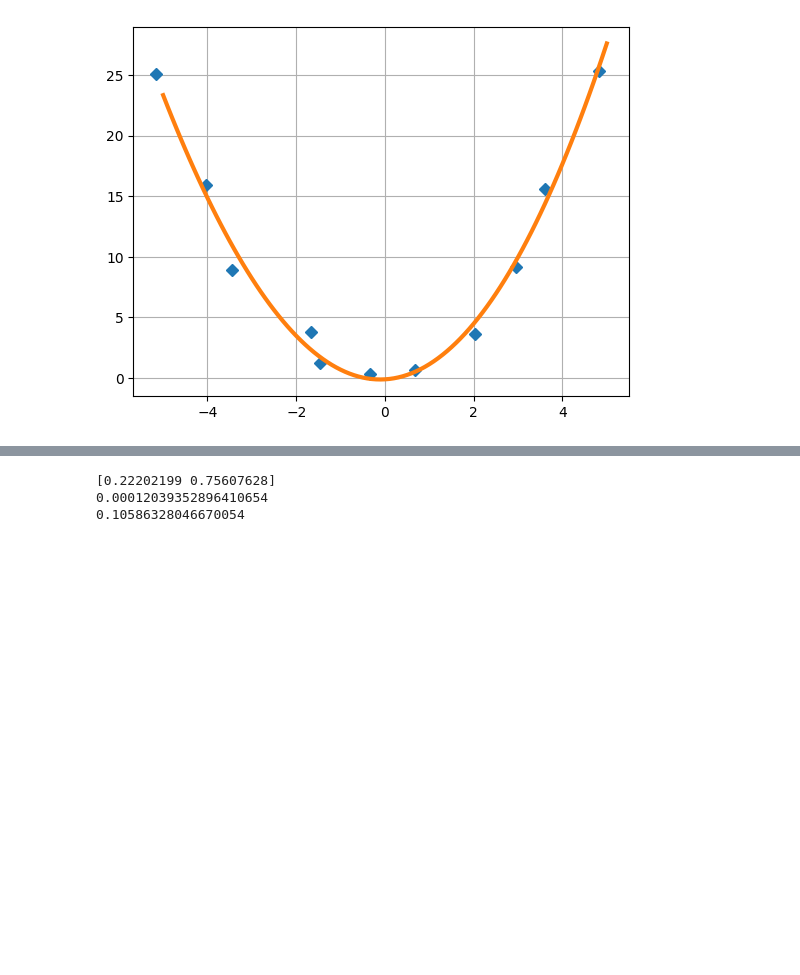
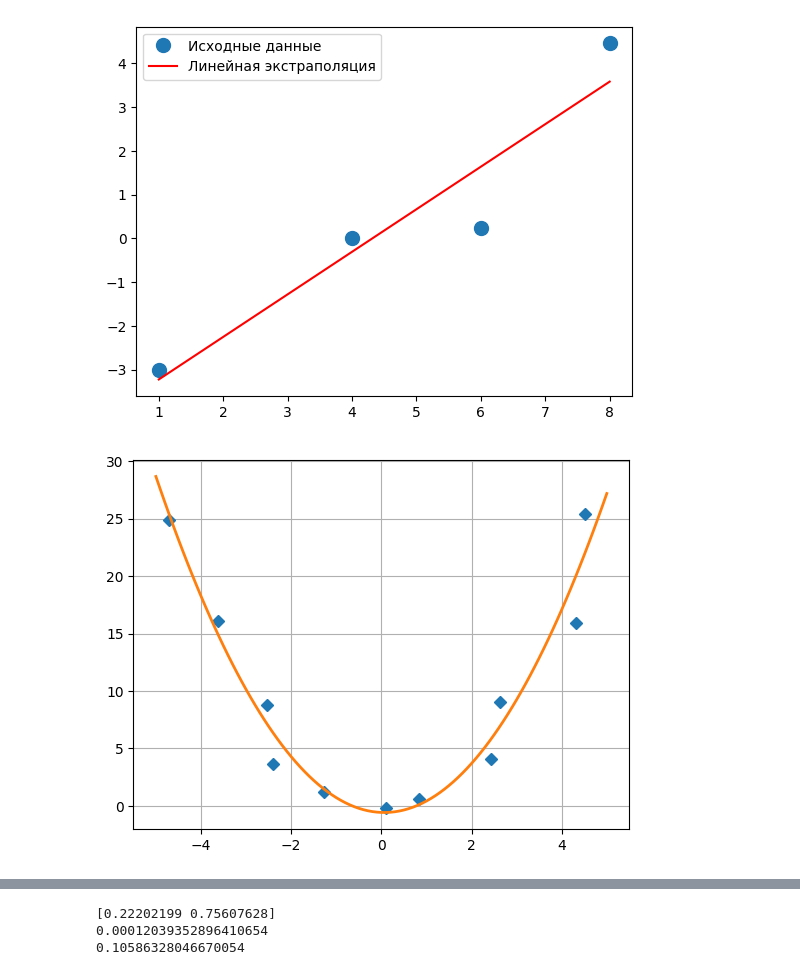
Before and after one commit to LaryStef/AI, a Jupyter notebook: Kotov_T_Workbook4.ipynb, the cells around one changed output, grey strips where cells are left out. Drawn from its saved outputs; the diff is of its cells as text; code cells hidden in the pictures; blank space fills up the shorter version.

```diff
--- a/Kotov_T_Workbook4.ipynb
+++ b/Kotov_T_Workbook4.ipynb
@@ -1,29 +1,36 @@
 # %%
 import numpy as np
-from numpy import linspace, fromfile, ones, vstack
-from numpy.random import rand
+from numpy.random import *
 import matplotlib.pyplot as plt
+x = np.array([1, 4, 6, 8])
+y = np.array([-3, 0, 0.23, 4.45])
+
+A = np.vstack([x, np.ones(len(x))]).T
+m, c = np.linalg.lstsq(A, y, rcond = None)[0]
 
 
+plt.plot(x, y, 'o', label = 'Исходные данные', markersize = 10)
+plt.plot(x, m*x + c, 'r', label = 'Линейная экстраполяция')
+plt.legend()
+plt.show()
+
 delta = 1.0
-x = linspace(-5,5,11)
+x = np.linspace(-5,5,11)
 y = x**2 + delta * (rand(11) - 0.5)
 x+= delta * (rand(11) - 0.5)
 
-x.tofile('x_data.txt','\n')
-y.tofile('y_data.txt','\n')
+x.tofile('x_data.txt', '\n')
+y.tofile('y_data.txt', '\n')
 
-x = fromfile('x_data.txt', float, sep='\n')
-y = fromfile('y_data.txt', float, sep='\n')
+x = np.fromfile('x_data.txt', float, sep = '\n')
+y = np.fromfile('y_data.txt', float, sep = '\n')
 
-m = vstack((x**3, x**2, x, ones(11))).T
+m = np.vstack((x ** 2, x, np.ones(11))).T
 s = np.linalg.lstsq(m, y, rcond = None)[0]
-x_prec = linspace(-5, 5, 101)
-
+x_prec = np.linspace(-5, 5, 101)
 plt.plot(x, y, 'D')
-
-plt.plot(x_prec, s[0] * x_prec**3 + s[1] * x_prec**2 + s[2]*x_prec + s[3], '-', lw=3)
+plt.plot(x_prec, s[0] * x_prec ** 2 + s[1] * x_prec+s[2], '-', lw = 2)
 plt.grid()
-plt.savefig('полином 3-й степени.png')
 # %% [output]
-[figure, old version]
+[figure, new version]
+[figure, added]
```
Also changed, not shown: parts of 2 cells of this notebook, 3 other files.
